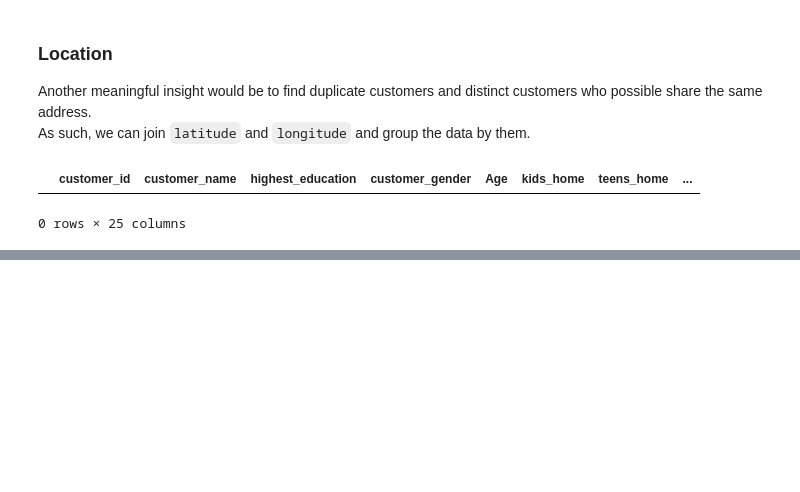
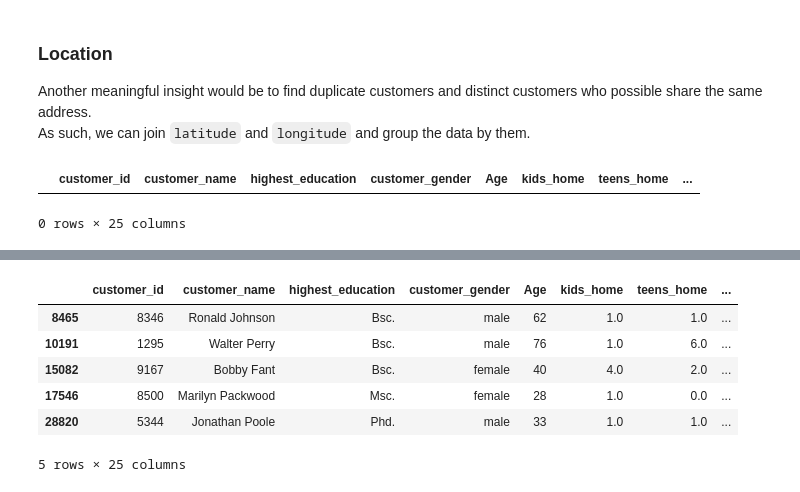
Before and after one commit to MarceloJ18/KeizerKrukis, a Jupyter notebook: proj_code_nb.ipynb, the cells around one changed output, grey strips where cells are left out. Saved outputs shown, nothing was run; the diff lists cells and outputs as text; code cells hidden in the pictures; blank space fills up the shorter version.

```diff
--- a/proj_code_nb.ipynb
+++ b/proj_code_nb.ipynb
@@ -290,0 +310,11 @@ duplicate_rows
+# %%
+custs = [1295, 5344, 9167, 8500, 8346]
+customer_info[customer_info['customer_id'].isin(custs)]
+# %% [output]
+|  | customer_id | customer_name | highest_education | customer_gender | Age | kids_home | teens_home | ... |
+| 8465 | 8346 | Ronald Johnson | Bsc. | male | 62 | 1.0 | 1.0 | ... |
+| 10191 | 1295 | Walter Perry | Bsc. | male | 76 | 1.0 | 6.0 | ... |
+| 15082 | 9167 | Bobby Fant | Bsc. | female | 40 | 4.0 | 2.0 | ... |
+| 17546 | 8500 | Marilyn Packwood | Msc. | female | 28 | 1.0 | 0.0 | ... |
+| 28820 | 5344 | Jonathan Poole | Phd. | male | 33 | 1.0 | 1.0 | ... |
+5 rows × 25 columns
```
Also changed, not shown: parts of 9 cells of this notebook, 1 other file.
